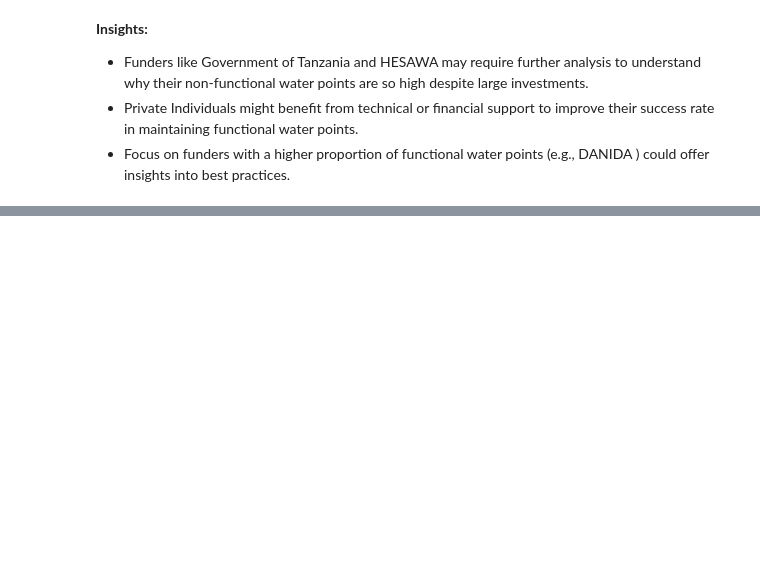
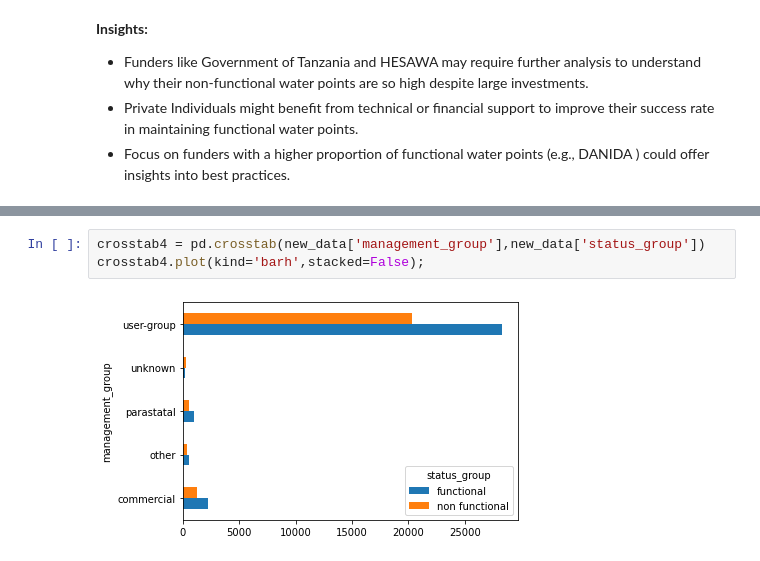
Before and after one commit to Rhino-byte/Tz_Boreholes, a Jupyter notebook: student.ipynb, the cells around one changed output, grey strips where cells are left out. Cells and saved outputs as stored; diff of their text form; blank space fills up the shorter version.

```diff
--- a/student.ipynb
+++ b/student.ipynb
@@ -364,0 +400,5 @@ crosstab2 =
+# %%
+crosstab4 = pd.crosstab(new_data['management_group'],new_data['status_group'])
+crosstab4.plot(kind='barh',stacked=False);
+# %% [output]
+[figure, added]
```
Also changed, not shown: parts of 30 cells of this notebook.
